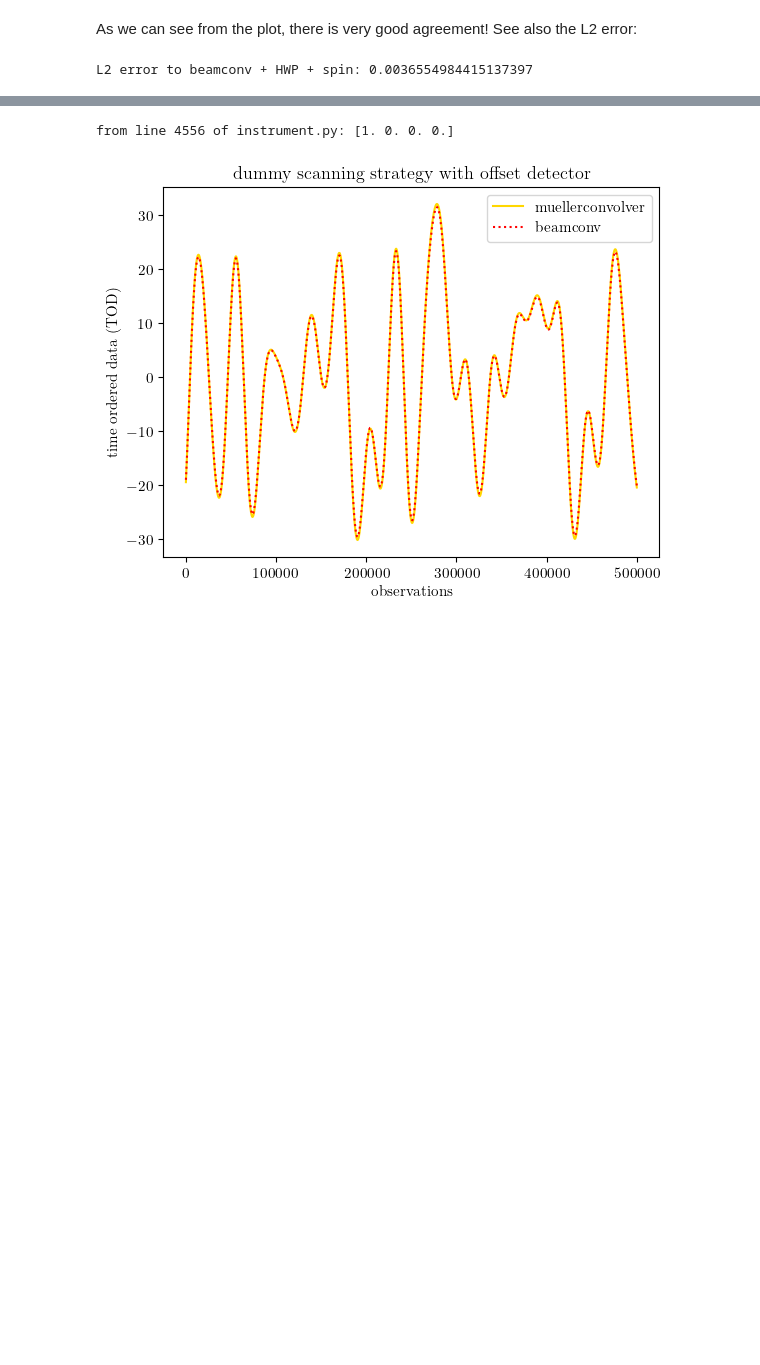
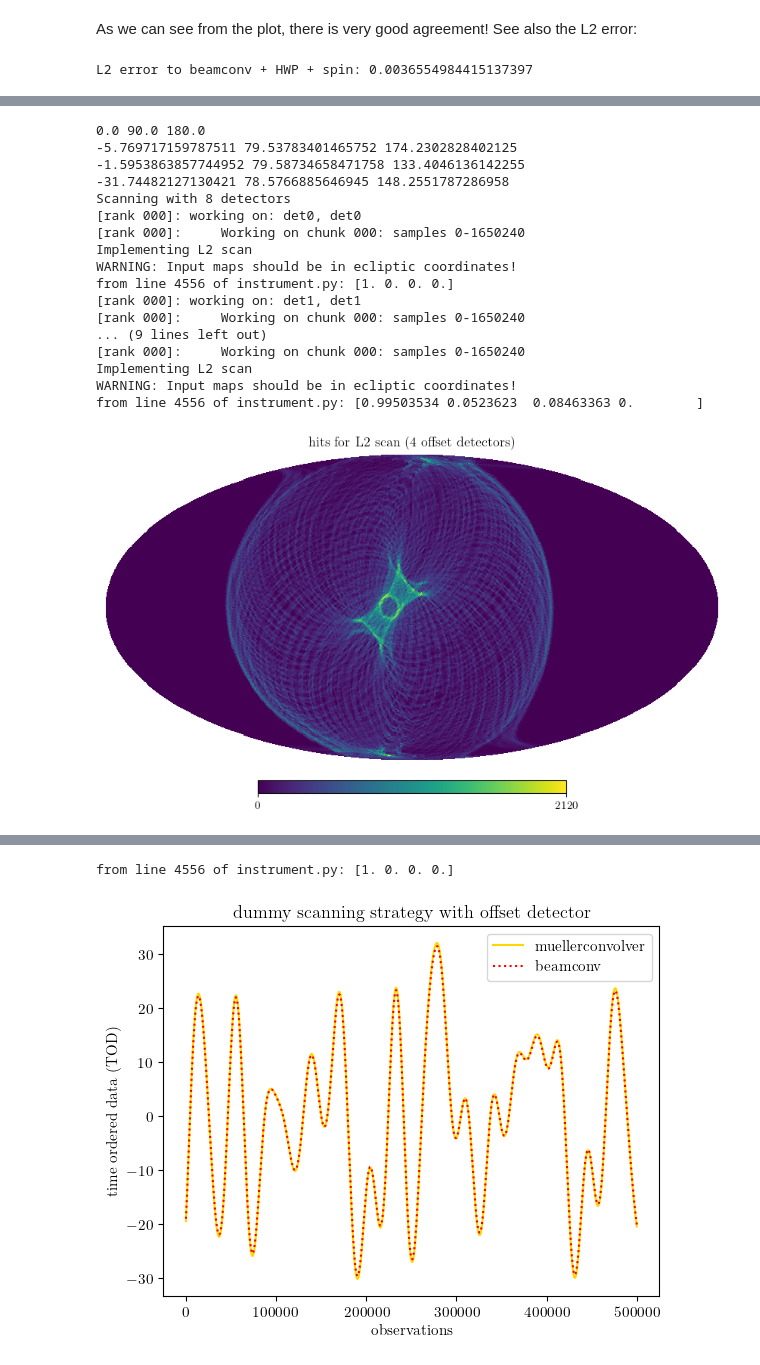
Before and after one commit to martamonelli/CMB-Inflate_WP4, a Jupyter notebook: aaa_comparison.ipynb, the cells around one changed output, grey strips where cells are left out. Saved outputs shown, nothing was run; the diff lists cells and outputs as text; code cells hidden in the pictures; blank space fills up the shorter version.

```diff
--- a/aaa_comparison.ipynb
+++ b/aaa_comparison.ipynb
@@ -662,0 +648,56 @@ L2 error to beamconv + HWP + spin: 0.0036554984415137397
+# %%
+ndet = 4
+quats = np.zeros((ndet,2,4))
+quats[0,0,:] = np.array([1.,0.,0.,0.])
+quats[1,0,:] = np.array([0.9958350838447524, 0.009165646421980997, 0.09071095143135842, 0.0])
+quats[2,0,:] = np.array([0.9200679609994841, 0.03704627596838304, 0.08283588163313664, 0.3811046277509462])
+quats[3,0,:] = np.array([0.9950353446904406, 0.05236230340491963, 0.08463363396964103, 0.0])
+# %%
+azs = np.zeros((ndet,2))
+els = np.zeros((ndet,2))
+polangs = np.zeros((ndet,2))
+
+for i in np.arange(ndet):
+    ra, dec, pa = qp.QPoint().quat2radecpa(quats[i,0,:])
+    print(ra, dec, pa)
+
+deads = np.array([[0,1],[0,1],[0,1],[0,1]])
+
+# setting up the beam options
+beam_opts_quats = dict(lmax=lmax,
+                 btype='Gaussian',
+                 fwhm=fwhm_arcmin,
+                 quats=quats
+                 )
+
+S_quats = ScanStrategy(duration=duration, sample_rate=fsamp, ctime0=ctim0)
+S_quats.input_focal_plane(azs, els, polangs, deads=deads, combine=True, scatter=False, **beam_opts_quats)
+S_quats.allocate_maps(nside=nside)
+S_quats.scan_instrument_mpi(random_slm, save_tod=True, use_l2_scan=True,
+                            ctime_kwargs=dict(), q_bore_kwargs=dict())
+out_maps_quats, cond, proj = S_quats.solve_for_map(return_proj = True)
+
+tod_noiseless_quats = S_quats.data(S_quats.chunks[0], beam=single_beam, data_type='tod').copy()
+
+hp.mollview(proj[0], title=r'hits for L2 scan (4 offset detectors)')
+
+del(S_quats, out_maps_quats, cond)
+# %% [output]
+0.0 90.0 180.0
+-5.769717159787511 79.53783401465752 174.2302828402125
+-1.5953863857744952 79.58734658471758 133.4046136142255
+-31.74482127130421 78.5766885646945 148.2551787286958
+Scanning with 8 detectors
+[rank 000]: working on: det0, det0
+[rank 000]:     Working on chunk 000: samples 0-1650240
+Implementing L2 scan
+WARNING: Input maps should be in ecliptic coordinates!
+from line 4556 of instrument.py: [1. 0. 0. 0.]
+[rank 000]: working on: det1, det1
+[rank 000]:     Working on chunk 000: samples 0-1650240
+... (9 lines left out)
+[rank 000]:     Working on chunk 000: samples 0-1650240
+Implementing L2 scan
+WARNING: Input maps should be in ecliptic coordinates!
+from line 4556 of instrument.py: [0.99503534 0.0523623  0.08463363 0.        ]
+[figure, added]
```
Also changed, not shown: parts of 21 cells of this notebook, 2 other files.
